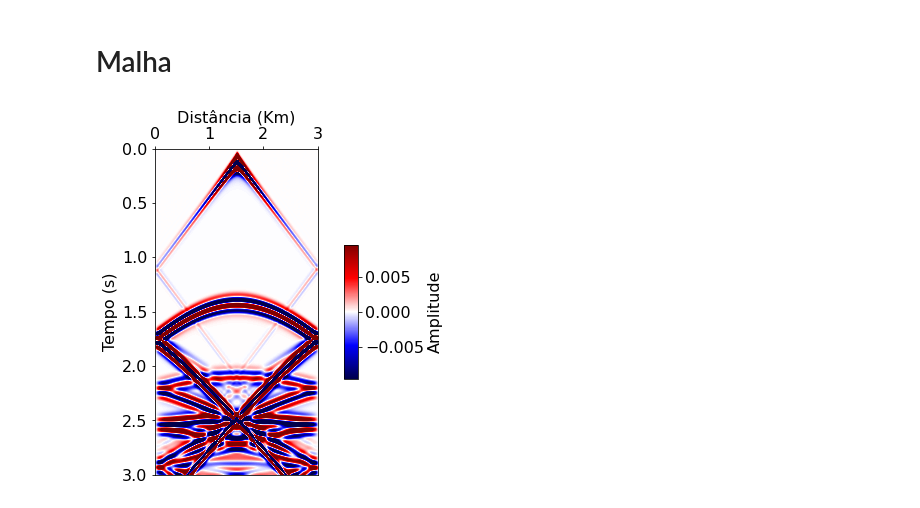
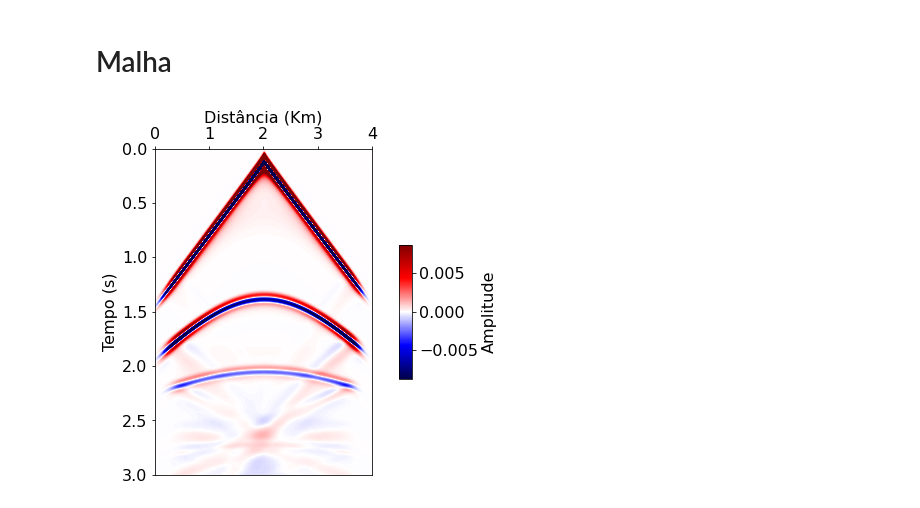
Before and after one commit to thiago-carneiro/mestrado, a Jupyter notebook: procSinais/modelagem.ipynb, the cells around one changed output. Saved outputs shown, nothing was run; the diff lists cells and outputs as text; code cells hidden in the pictures.

Commit message:
modelagem com Cerjan e Reynolds v0

```diff
--- a/procSinais/modelagem.ipynb
+++ b/procSinais/modelagem.ipynb
@@ -49,3 +49,10 @@ class modelo():
         plt.imshow(self.vp)
     def plot_fator_cerjan(self):
         plt.imshow(self.fat_c)
+# %%
+class modelo_homogeneo(modelo):
+    def __init__(self, Nx=300, Nz=300, v=1500) -> None:
+        super().__init__(Nx=Nx, Nz=Nz)
+        self.vp[:,:]=v
+
+modelo_homogeneo().plot()
@@ -175,9 +184,14 @@ fonte_sismica().plot()
 # Malha
 # %%
 class malha():
-    def __init__(self, modelo, fonte) -> None:
+    def __init__(self, modelo, fonte, cerjan = False, reynolds = False) -> None:
         self.mod = modelo
         self.fnt = fonte
+        self.cerjan=cerjan
+        self.reynolds=reynolds
+
+        if self.cerjan:
+            self.mod.cria_bordas_cerjan()
 
         self.h = 10
         self.C = np.zeros((self.mod.Nz, self.mod.Nx))                # Matriz para simplificação da equação da onda discretizada
@@ -188,15 +202,15 @@ class malha():
                 self.A[i, k] = self.mod.vp[i, k] * (self.fnt.dt/self.h)
                 self.C[i, k] = - (self.A[i, k] ** 2) / 12
 
-        self.rec_shotz = 5 # profundidade, em pontos da malha, dos receptores (horizontalmente os receptores estão em todos os pontos nessa profundidade [rec_shotz,:])
-        self.init_shot_z = 5 # posição vertical, em pontos da malha, da fonte sísmica
-        self.init_shot_x = 150 # posição horizontal, em pontos da malha, da fonte sísmica
+        self.rec_shotz = 5+self.mod.Na # profundidade, em pontos da malha, dos receptores (horizontalmente os receptores estão em todos os pontos nessa profundidade [rec_shotz,:])
+        self.init_shot_z = 5+self.mod.Na # posição vertical, em pontos da malha, da fonte sísmica
+        self.init_shot_x = 150+self.mod.Na # posição horizontal, em pontos da malha, da fonte sísmica
         self.ntotal = 5000 # duração total, em passos de tempo, da simulação da propagação da onda sísmica
 
         self.P1 = np.zeros((self.mod.Nz, self.mod.Nx))               # Matriz no tempo passado
         self.P2 = np.zeros((self.mod.Nz, self.mod.Nx))               # Matriz no tempo presente
         self.P3 = np.zeros((self.mod.Nz, self.mod.Nx))               # Matriz no tempo futuro
-        self.sis = np.zeros((self.ntotal, self.mod.Nx))          # Matriz do sismograma
+        self.sis = np.zeros((self.ntotal, self.mod.Nx-(2*self.mod.Na)))          # Matriz do sismograma
 
     def modelagem(self):
         for n in range(self.ntotal):
@@ -212,6 +226,46 @@ class malha():
                     - 16 * (self.P2[2:-2, 3:-1] + self.P2[2:-2, 1:-3] + self.P2[3:-1, 2:-2] + self.P2[1:-3, 2:-2]) \
                     + 60 * (self.P2[2:-2, 2:-2]) \
                 ) + 2 * (self.P2[2:-2, 2:-2]) - self.P1[2:-2, 2:-2]
+
+            if self.cerjan:
+
+                    # Borda superior
+#                    for i in range(self.mod.Na):
+                self.P2[:self.mod.Na,2:-2] = self.mod.fat_c[:self.mod.Na,2:-2] * self.P2[:self.mod.Na,2:-2]
+                self.P3[:self.mod.Na,2:-2] = self.mod.fat_c[:self.mod.Na,2:-2] * self.P3[:self.mod.Na,2:-2]
+                    # Borda inferior
+                for k in range(2, self.mod.Nx - 2):
+                    for i in range(self.mod.Nz - self.mod.Na, self.mod.Nz):
+                        self.P2[i,k] = self.mod.fat_c[i,k] * self.P2[i,k]
+                        self.P3[i,k] = self.mod.fat_c[i,k] * self.P3[i,k]
+                    # Borda lateral esquerda
+                for k in range (self.mod.Na):
+                    for i in range(2, self.mod.Nz - 2):
+                        self.P2[i,k] = self.mod.fat_c[i,k] * self.P2[i,k]
+                        self.P3[i,k] = self.mod.fat_c[i,k] * self.P3[i,k]
+                # Borda Lateral Direita
+                for k in range(self.mod.Nx - self.mod.Na, self.mod.Nx):
+                    for i in range(2, self.mod.Nz - 2):
+                        self.P2[i,k] = self.mod.fat_c[i,k] * self.P2[i,k]
+                        self.P3[i,k] = self.mod.fat_c[i,k] * self.P3[i,k]
+
+            if self.reynolds:
+                for k in range(2, self.mod.Nx - 2):
+                    # Borda superior
+                    for i in range(2):
+                        self.P3[i,k] = self.P2[i,k] + self.A[i,k] * (self.P2[i+1, k] - self.P2[i,k])
+                    # Borda inferior
+                    for i in range(self.mod.Nz - 2, self.mod.Nz):
+                        self.P3[i,k] = self.P2[i,k] - self.A[i,k] * (self.P2[i, k] - self.P2[i-1,k])
+                for i in range(2, self.mod.Nz - 2):
+                    # Borda esquerda
+                    for k in range(2):
+                        self.P3[i,k] = self.P2[i,k] + self.A[i,k] * (self.P2[i, k+1] - self.P2[i,k])
+                    # Borda direita
+                    #for i in range(Nzz - 2, Nzz): CORRIGIDO DO CÓDIGO ORIGINAL
+                    for k in range(self.mod.Nx - 2, self.mod.Nx):
+                        self.P3[i,k] = self.P2[i,k] - self.A[i,k] * (self.P2[i, k] - self.P2[i,k-1])
+
             # Atualização do campo de onda
             self.P1 = self.P2
             self.P2 = self.P3
@@ -226,8 +280,7 @@ class malha():
             #    print(n)
         return self
 
-    def plot(self):
-        sis_homogeneo=0
+    def plot(self, remover_onda_direta=False):
 
         ## Eixos em dimensões reais
         scaleX = 1.0 / 1000
@@ -236,33 +289,34 @@ class malha():
         Xmin = (0 * self.h) * scaleX
         Xmax = (self.mod.Nx * self.h) * scaleX
         Zmin = (0 * self.fnt.dt) * scaleZ
         Zmax = (self.ntotal * self.fnt.dt) * scaleZ
 
 
         ## Eixo horizontal no topo da figura
         plt.rcParams['xtick.bottom'] = False
         plt.rcParams['xtick.labelbottom'] = False
         plt.rcParams['xtick.top'] = True
         plt.rcParams['xtick.labeltop'] = True
 
         plt.rc('xtick', labelsize=16)
         plt.rc('ytick', labelsize=16)
         plt.rcParams.update({'font.size':16})
 
         max_sis = np.max(np.abs(self.sis))
 
         ## Formatação do plot
         fig, ax = plt.subplots(figsize=(6,6))
         ax.xaxis.set_label_position('top')
-        if (type(sis_homogeneo)==type(self.sis)):
+        if (remover_onda_direta):
+            sis_homogeneo=malha(modelo_homogeneo(self.mod.Nx-(2*self.mod.Na),self.mod.Nz-(2*self.mod.Na),self.mod.vp[0,0]),fonte_sismica(),self.cerjan, self.reynolds).modelagem().sis
             im = ax.imshow(np.add(self.sis,-sis_homogeneo), cmap='seismic', vmin=-max_sis*50**(-1), vmax=max_sis*50**(-1), extent=[Xmin,Xmax,Zmax,Zmin], interpolation='bicubic', aspect=2)
         else:
             im = ax.imshow(self.sis, cmap='seismic', vmin=-max_sis*50**(-1), vmax=max_sis*50**(-1), extent=[Xmin,Xmax,Zmax,Zmin], interpolation='bicubic', aspect=2)
         cbar = fig.colorbar(im, ax=ax, fraction=0.04, pad=0.08, label='Amplitude', aspect=10)
         plt.xlabel('Distância (Km)', fontsize=16)
         plt.ylabel('Tempo (s)', fontsize=16)
         plt.show()
 
-malha(modelo_paralelas(),fonte_sismica()).modelagem().plot()
+malha(modelo_paralelas(),fonte_sismica(),cerjan=True,reynolds=True).modelagem().plot(remover_onda_direta=False)
 # %% [output]
-[figure, old version]
+[figure, new version]
```
Also changed, not shown: parts of 1 cell of this notebook.
